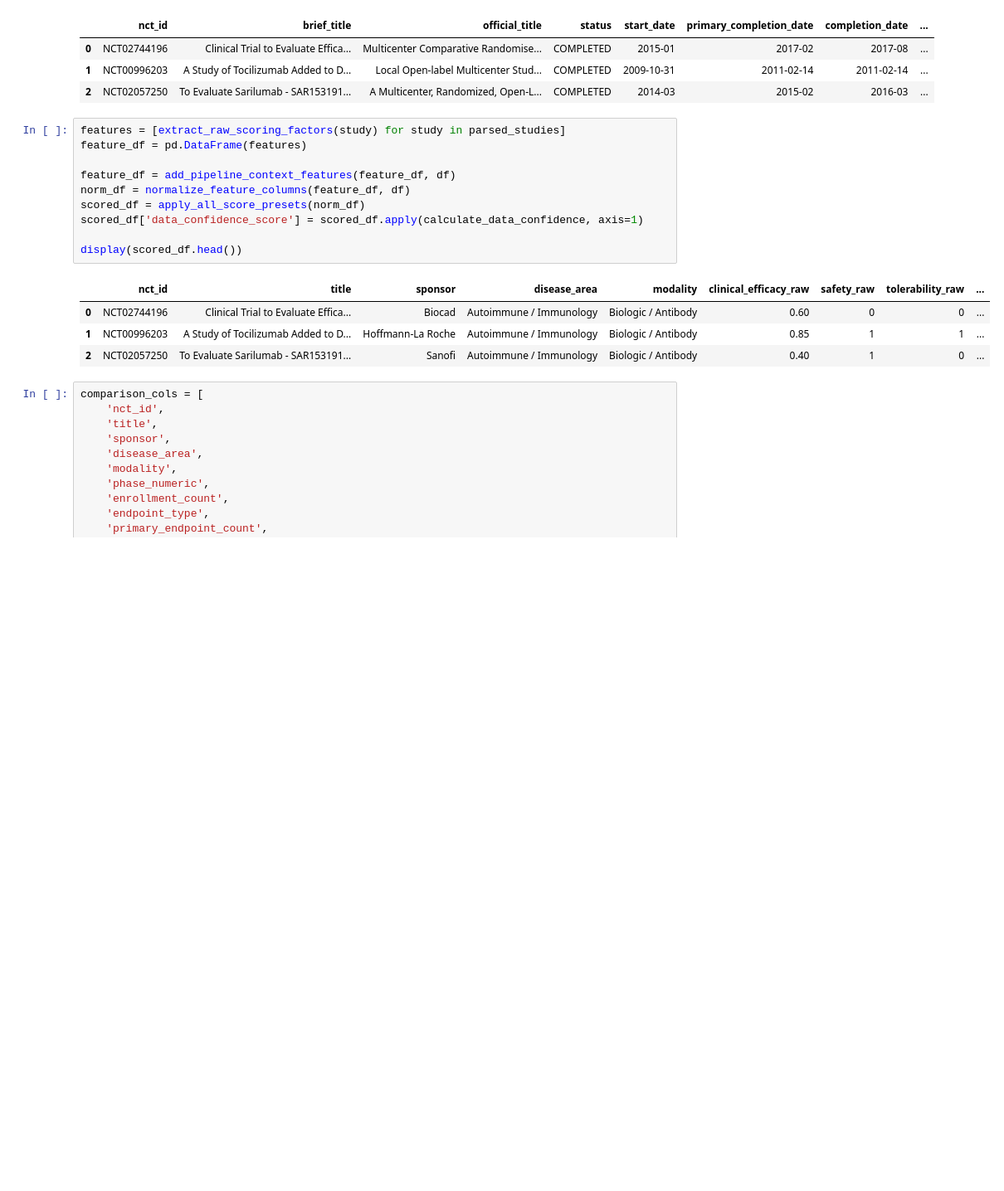
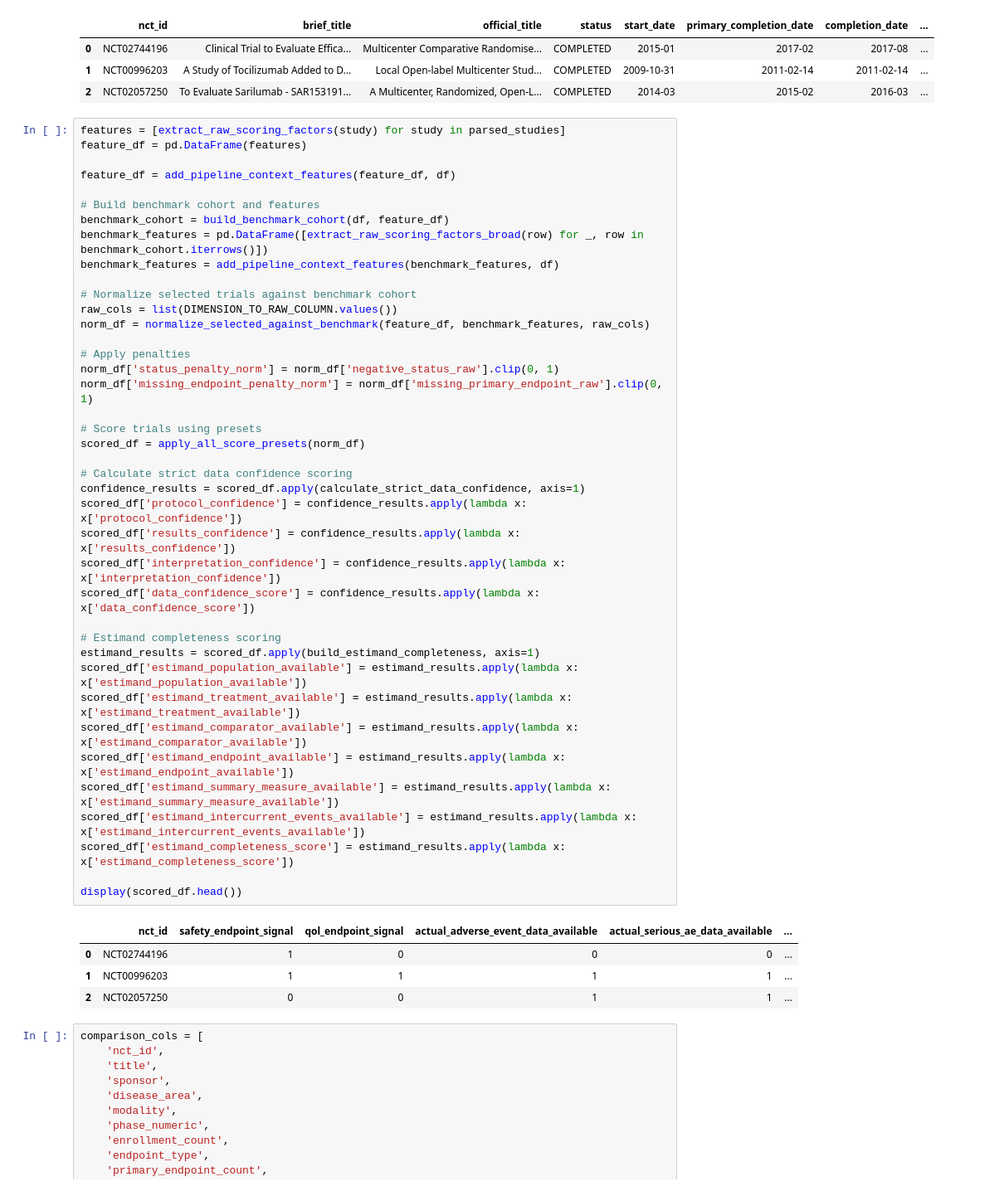
Before and after one commit to Mindreader-org/Clinical-Trial-Data-EDA, a Jupyter notebook: 6_approval_ready_dynamic_study_pipeline_scoring.ipynb, the cells around one changed output. Shown at 83% size. Drawn from its saved outputs; the diff is of its cells as text; blank space fills up the shorter version.

```diff
--- a/6_approval_ready_dynamic_study_pipeline_scoring.ipynb
+++ b/6_approval_ready_dynamic_study_pipeline_scoring.ipynb
@@ -1160,18 +1605,48 @@ Fetching NCT02057250...
 # %%
 features = [extract_raw_scoring_factors(study) for study in parsed_studies]
 feature_df = pd.DataFrame(features)
 
 feature_df = add_pipeline_context_features(feature_df, df)
-norm_df = normalize_feature_columns(feature_df, df)
+
+# Build benchmark cohort and features
+benchmark_cohort = build_benchmark_cohort(df, feature_df)
+benchmark_features = pd.DataFrame([extract_raw_scoring_factors_broad(row) for _, row in benchmark_cohort.iterrows()])
+benchmark_features = add_pipeline_context_features(benchmark_features, df)
+
+# Normalize selected trials against benchmark cohort
+raw_cols = list(DIMENSION_TO_RAW_COLUMN.values())
+norm_df = normalize_selected_against_benchmark(feature_df, benchmark_features, raw_cols)
+
+# Apply penalties
+norm_df['status_penalty_norm'] = norm_df['negative_status_raw'].clip(0, 1)
+norm_df['missing_endpoint_penalty_norm'] = norm_df['missing_primary_endpoint_raw'].clip(0, 1)
+
+# Score trials using presets
 scored_df = apply_all_score_presets(norm_df)
-scored_df['data_confidence_score'] = scored_df.apply(calculate_data_confidence, axis=1)
+
+# Calculate strict data confidence scoring
+confidence_results = scored_df.apply(calculate_strict_data_confidence, axis=1)
+scored_df['protocol_confidence'] = confidence_results.apply(lambda x: x['protocol_confidence'])
+scored_df['results_confidence'] = confidence_results.apply(lambda x: x['results_confidence'])
+scored_df['interpretation_confidence'] = confidence_results.apply(lambda x: x['interpretation_confidence'])
+scored_df['data_confidence_score'] = confidence_results.apply(lambda x: x['data_confidence_score'])
+
+# Estimand completeness scoring
+estimand_results = scored_df.apply(build_estimand_completeness, axis=1)
+scored_df['estimand_population_available'] = estimand_results.apply(lambda x: x['estimand_population_available'])
+scored_df['estimand_treatment_available'] = estimand_results.apply(lambda x: x['estimand_treatment_available'])
+scored_df['estimand_comparator_available'] = estimand_results.apply(lambda x: x['estimand_comparator_available'])
+scored_df['estimand_endpoint_available'] = estimand_results.apply(lambda x: x['estimand_endpoint_available'])
+scored_df['estimand_summary_measure_available'] = estimand_results.apply(lambda x: x['estimand_summary_measure_available'])
+scored_df['estimand_intercurrent_events_available'] = estimand_results.apply(lambda x: x['estimand_intercurrent_events_available'])
+scored_df['estimand_completeness_score'] = estimand_results.apply(lambda x: x['estimand_completeness_score'])
 
 display(scored_df.head())
 # %% [output]
-|  | nct_id | title | sponsor | disease_area | modality | clinical_efficacy_raw | safety_raw | tolerability_raw | ... |
-| 0 | NCT02744196 | Clinical Trial to Evaluate Effica... | Biocad | Autoimmune / Immunology | Biologic / Antibody | 0.60 | 0 | 0 | ... |
-| 1 | NCT00996203 | A Study of Tocilizumab Added to D... | Hoffmann-La Roche | Autoimmune / Immunology | Biologic / Antibody | 0.85 | 1 | 1 | ... |
-| 2 | NCT02057250 | To Evaluate Sarilumab - SAR153191... | Sanofi | Autoimmune / Immunology | Biologic / Antibody | 0.40 | 1 | 0 | ... |
+|  | nct_id | safety_endpoint_signal | qol_endpoint_signal | actual_adverse_event_data_available | actual_serious_ae_data_available | ... |
+| 0 | NCT02744196 | 1 | 0 | 0 | 0 | ... |
+| 1 | NCT00996203 | 1 | 1 | 1 | 1 | ... |
+| 2 | NCT02057250 | 0 | 0 | 1 | 1 | ... |
 # %%
 comparison_cols = [
     'nct_id',
```
Also changed, not shown: parts of 38 cells of this notebook, 6 other files.
